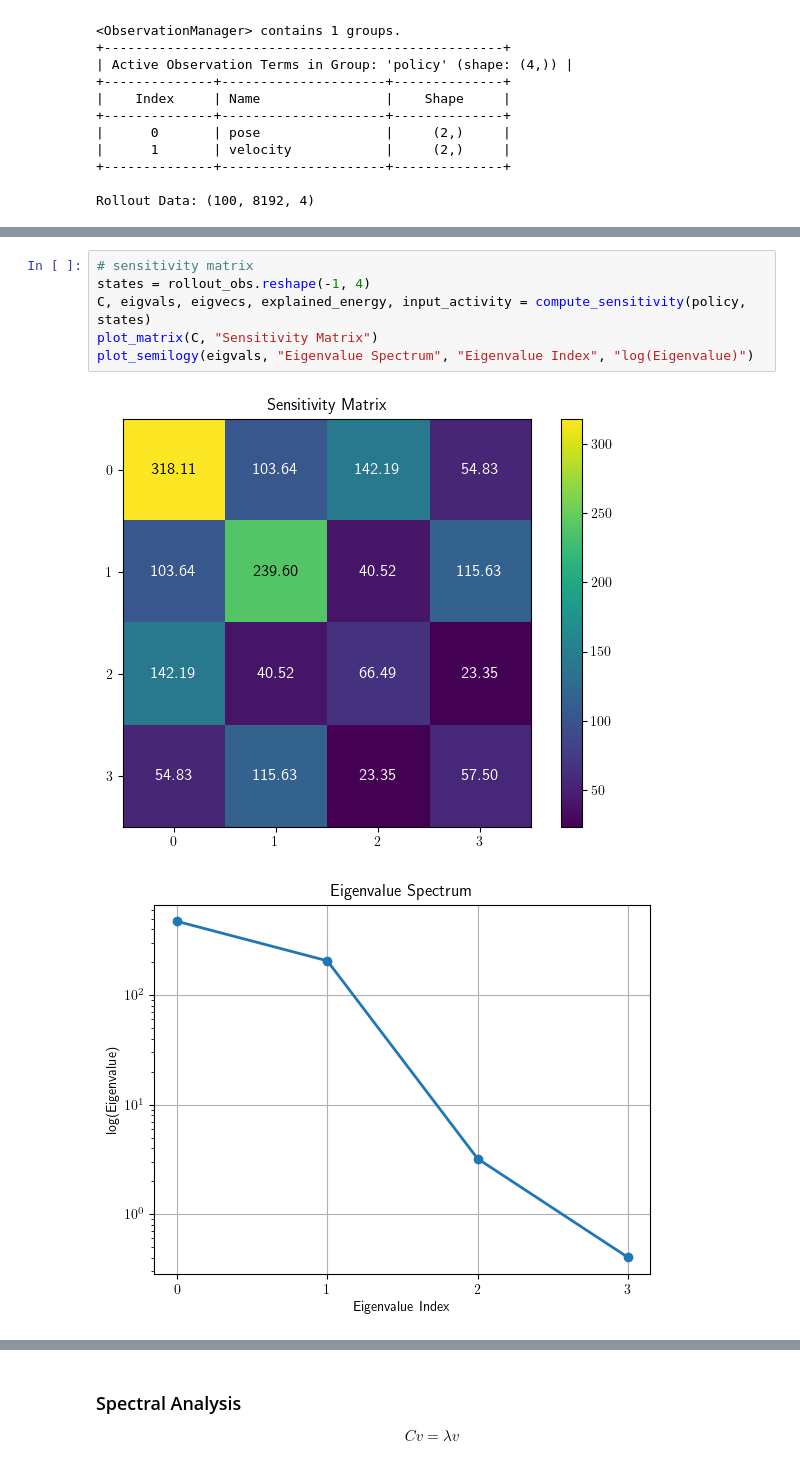
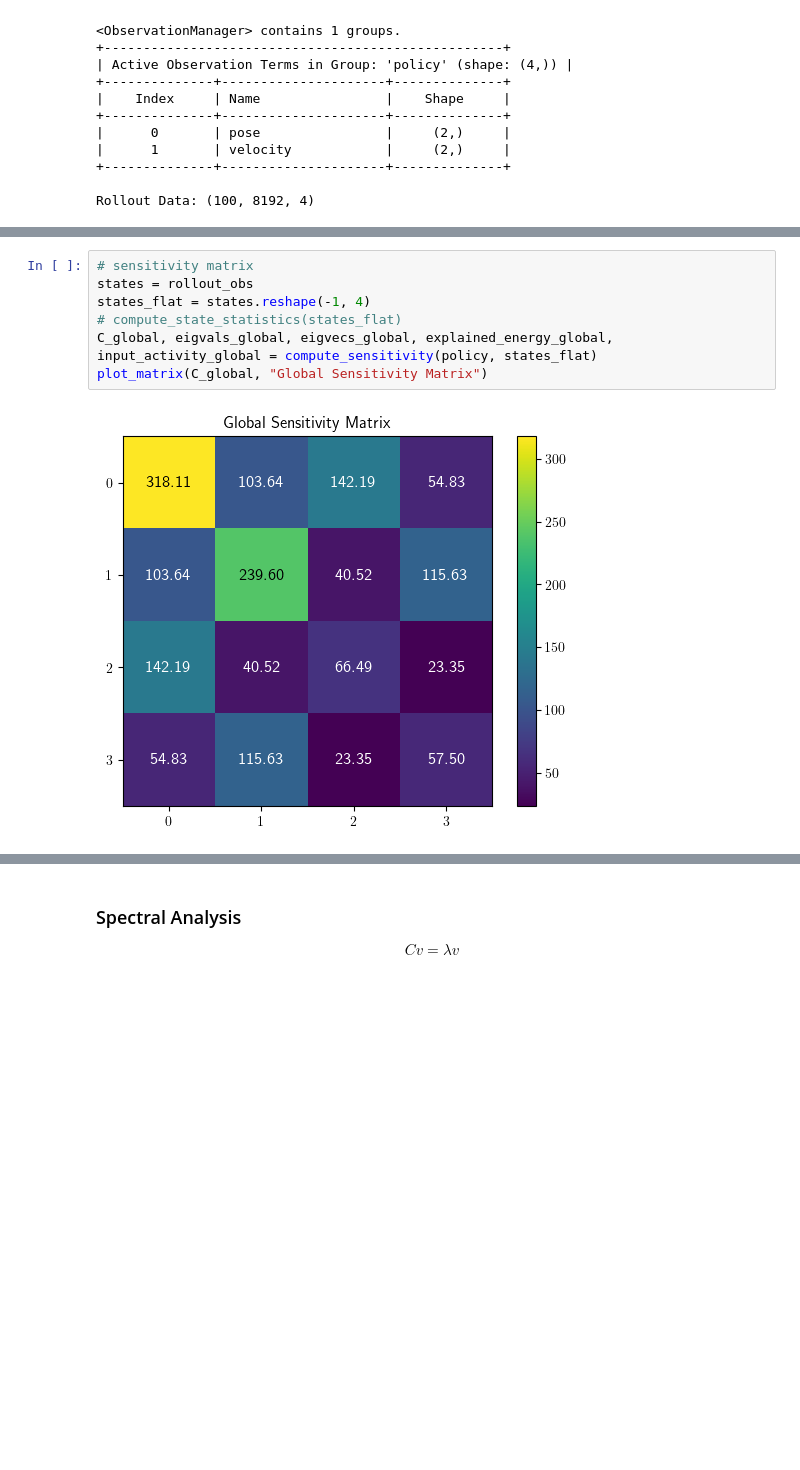
Before and after one commit to KyleM73/nonlinear_ct, a Jupyter notebook: scripts/analyze.ipynb, the cells around one changed output, grey strips where cells are left out. Cells and saved outputs as stored; diff of their text form; blank space fills up the shorter version.

```diff
--- a/scripts/analyze.ipynb
+++ b/scripts/analyze.ipynb
@@ -100,9 +122,9 @@ plot_semilogy(eigvals, "Eigenvalue Spectrum", "Eigenvalue Index", "log(Eigenvalu
 # %%
 # sensitivity matrix
-states = rollout_obs.reshape(-1, 4)
-C, eigvals, eigvecs, explained_energy, input_activity = compute_sensitivity(policy, states)
-plot_matrix(C, "Sensitivity Matrix")
-plot_semilogy(eigvals, "Eigenvalue Spectrum", "Eigenvalue Index", "log(Eigenvalue)")
+states = rollout_obs
+states_flat = states.reshape(-1, 4)
+# compute_state_statistics(states_flat)
+C_global, eigvals_global, eigvecs_global, explained_energy_global, input_activity_global = compute_sensitivity(policy, states_flat)
+plot_matrix(C_global, "Global Sensitivity Matrix")
 # %% [output]
-[figure, old version]
+[figure, new version]
-[figure, removed]
```
Also changed, not shown: parts of 11 cells of this notebook, 5 other files.
